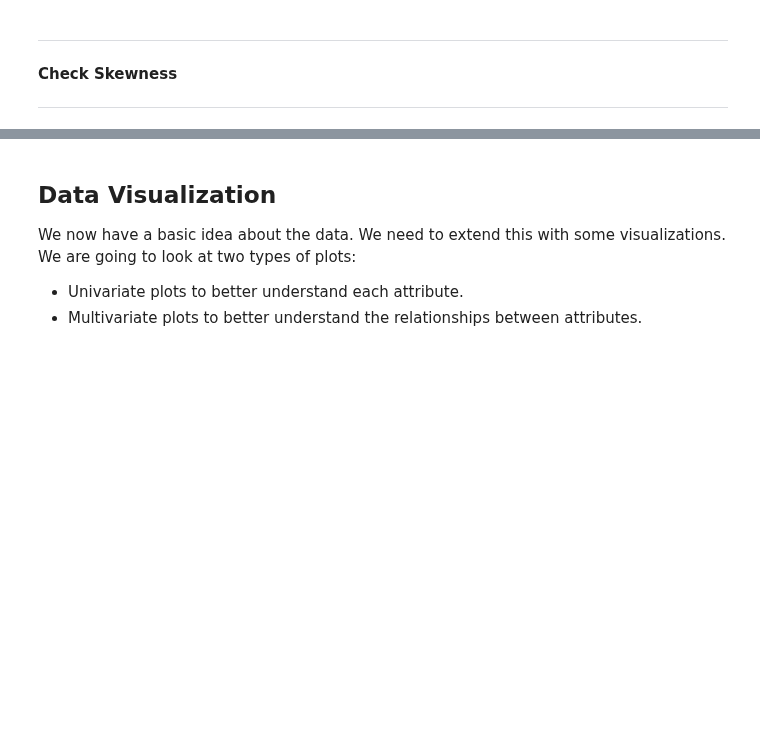
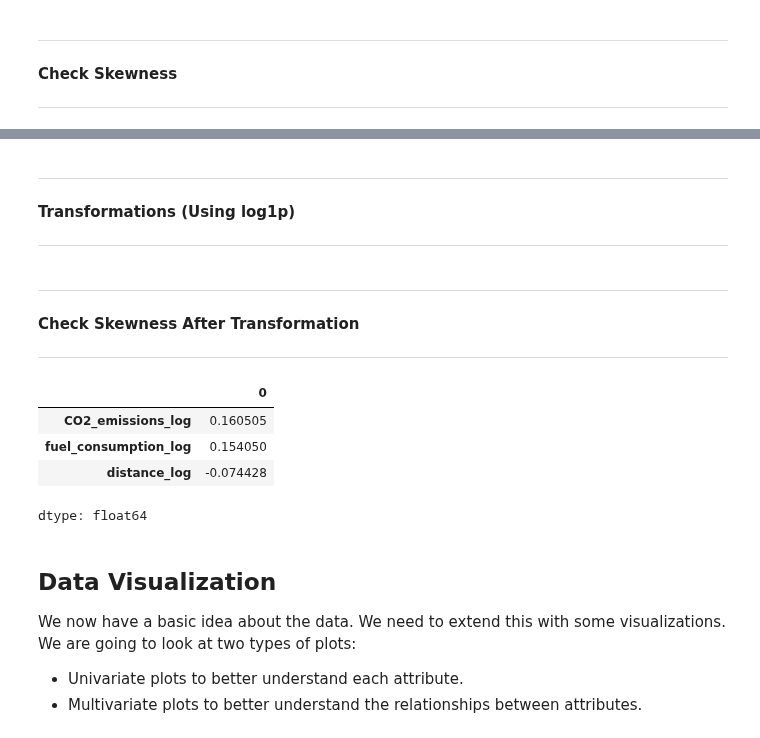
Before and after one commit to JuanZapa7a/AINavalEngineering, a Jupyter notebook: Ship_Fuel_Consumption_Dataset.ipynb, the cells around one changed output, grey strips where cells are left out. Saved outputs shown, nothing was run; the diff lists cells and outputs as text; code cells hidden in the pictures; blank space fills up the shorter version.

```diff
--- a/Ship_Fuel_Consumption_Dataset.ipynb
+++ b/Ship_Fuel_Consumption_Dataset.ipynb
@@ -555,0 +507,5 @@ sns.histplot(data=df, x="Residuary_resistance", kde=True)
+# %% [markdown]
+---
+**Transformations (Using log1p)**
+
+---
@@ -556,3 +519,16 @@ sns.histplot(data=df, x="Residuary_resistance", kde=True)
+# %% [markdown]
+---
+**Check Skewness After Transformation**
+
+---
+# %%
+df[['CO2_emissions_log', 'fuel_consumption_log', 'distance_log']].skew()
+# %% [output]
+|  | 0 |
+| CO2_emissions_log | 0.160505 |
+| fuel_consumption_log | 0.154050 |
+| distance_log | -0.074428 |
+dtype: float64
 # %% [markdown]
 ## Data Visualization
 
```
Also changed, not shown: parts of 20 cells of this notebook.
